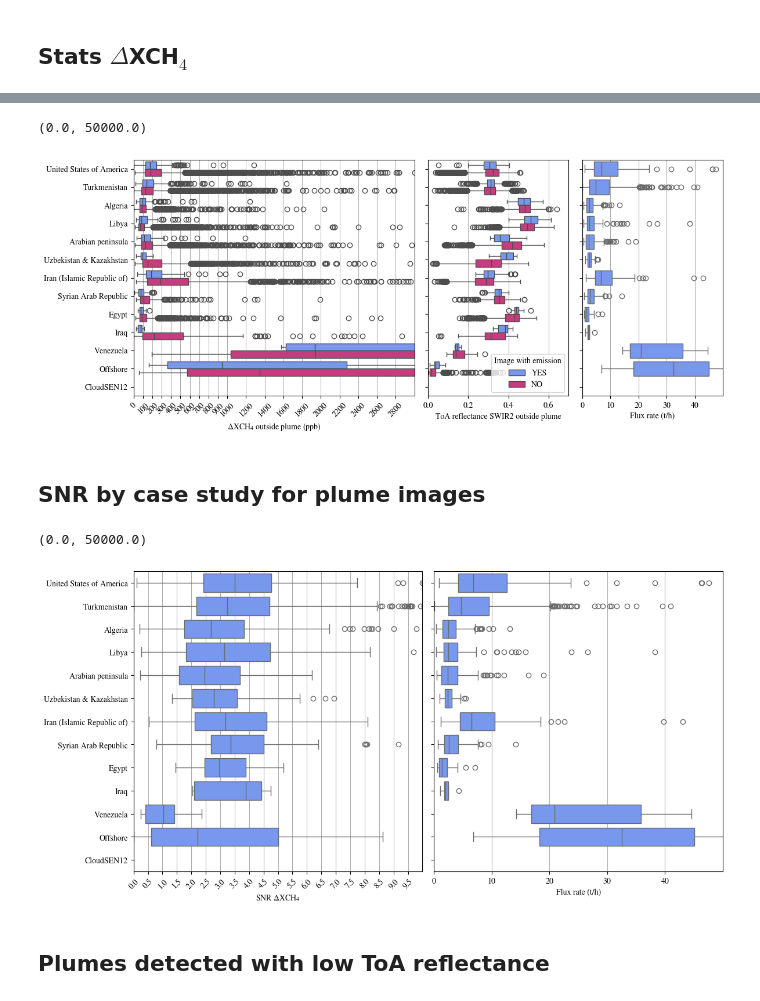
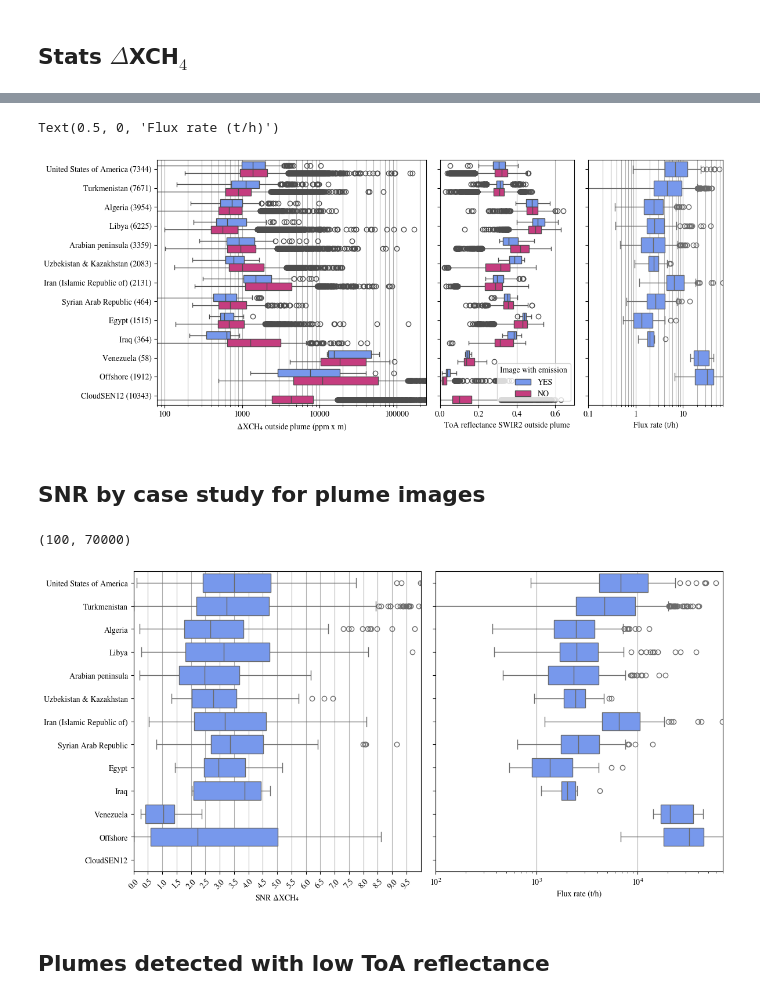
Before and after one commit to UNEP-IMEO-MARS/marss2l, a Jupyter notebook: notebooks/figures/stats_dataset_toareflectances.ipynb, the cells around one changed output, grey strips where cells are left out. Cells and saved outputs as stored; diff of their text form; code cells hidden in the pictures.

Commit message:
fix: fix bug in stats cloudSEN12 and added map of noise per region. Use logscale for flux rates and concentrations

```diff
--- a/notebooks/figures/stats_dataset_toareflectances.ipynb
+++ b/notebooks/figures/stats_dataset_toareflectances.ipynb
@@ -84,6 +86,7 @@ for cnoplume in tqdm(dataframe_stats_original.columns):
 dataframe_stats = pd.merge(dataframe_stats_original,
                            dataframe_data_traintest[["id_loc_image","offshore",'interval_ch4_fluxrate',"ch4_fluxrate", "ch4_fluxrate_std",
                                                      'interval_ch4_fluxrate_str','year', 'year_month',"split_name", "country", "case_study",
+                                                     "lat","lon","observability",
                                                     'satellite_constellation']],
                           on="id_loc_image")
 dataframe_stats["offshorestr"] = dataframe_stats["offshore"].apply(lambda x: "YES" if x else "NO")
@@ -114,7 +117,7 @@ with fs.open(csv_path_cloudsen12, "r") as fh:
     cloudsen12 = pd.read_csv(fh)
 
 stats_path_cloudsen12 = f"datasets/{REPO_ID}/cloudsen12_data/cloudsen12_stats_dataset.csv"
-with fs.open(stats_path) as fh:
+with fs.open(stats_path_cloudsen12, "r") as fh:
     cloudsen12_stats = pd.read_csv(fh)
 
 # cloudsen12["id_loc_image"] = cloudsen12["id_loc_image"].apply(uuid.UUID)
@@ -142,5 +158,5 @@ print(list(cloudsen12_stats.columns))
 # %%
-dataframe_stats_test_withcloudsen12 = pd.concat([dataframe_stats_test, cloudsen12_stats], axis=0,
+dataframe_stats_test_withcloudsen12 = pd.concat([dataframe_stats_test, cloudsen12_stats_merged], axis=0,
                                       ignore_index=True)
 dataframe_stats_test_withcloudsen12.shape
 # %% [output]
@@ -286,48 +355,64 @@ ax[1].set_xlim(0,50_000)
 # %%
+from matplotlib.ticker import ScalarFormatter, FuncFormatter
+from marshsi.quantification import convert_units
+
+units_out = "ppm x m"  # units for the DeltaXCH4 axis; if != "ppb" convert from ppb
+
 # fig, ax = plt.subplots(1,3, figsize=(12,6),
 #                        sharey=True,tight_layout=True)
 
 fig, ax = plt.subplots(1, 3, figsize=(12, 5), sharey=True, tight_layout=True,
                        gridspec_kw={'width_ratios': [2, 1, 1]})
 
 case_studies_plot = [c for c in loaders.ORDER_CASE_STUDIES if c != "Rest"] + ["CloudSEN12"]
 
-sns.boxplot(data=dataframe_stats_test_withcloudsen12,
+# DeltaXCH4 is stored in ppb; convert to units_out if needed (leave the shared df untouched)
+plot_df_dxch4 = dataframe_stats_test_withcloudsen12_obsclear.copy()
+xlim_dxch4 = (10, 30_000)
+if units_out != "ppb":
+    plot_df_dxch4["ch4_mean_noplume"] = convert_units(plot_df_dxch4["ch4_mean_noplume"].to_numpy(), "ppb", units_out)
+    xlim_dxch4 = tuple(convert_units(np.array(xlim_dxch4, dtype=float), "ppb", units_out))
+
+sns.boxplot(data=plot_df_dxch4,
             x="ch4_mean_noplume", hue="isplumestr", y="case_study", ax=ax[0],legend=False,
             palette=[C0, C2], hue_order= ["YES", "NO"],
             order=case_studies_plot)
-# ax[0].set_xlim(0,0.027)
-ax[0].set_xlim(0,3000)
-ticks = np.arange(0,1000,100).tolist() + np.arange(1000,3000,200).tolist()
-ax[0].set_xticks(ticks)
-ax[0].set_xticklabels(ticks, rotation=45)
+ax[0].set_xscale("log")
+ax[0].set_xlim(*xlim_dxch4)
+ax[0].xaxis.set_major_formatter(ScalarFormatter())
 
-ax[0].set_xlabel(r"$\Delta$XCH$_4$ outside plume (ppb)")
+ax[0].set_xlabel(rf"$\Delta$XCH$_4$ outside plume ({units_out})")
 ax[0].set_ylabel("")
+
+# add the number of images per case study to the y-axis labels
+counts_obsclear = dataframe_stats_test_withcloudsen12_obsclear["case_study"].value_counts()
+ax[0].set_yticks(range(len(case_studies_plot)))
+ax[0].set_yticklabels([f"{c} ({counts_obsclear.get(c, 0)})" for c in case_studies_plot])
 
 
 sns.boxplot(data=dataframe_stats_test_withcloudsen12,
             x="B12_mean_noplume", hue="isplumestr", y="case_study", ax=ax[1],
             palette=[C0, C2], hue_order= ["YES", "NO"],
             order=case_studies_plot)
 sns.move_legend(ax[1], "lower right" ,title="Image with emission")
 ax[1].set_xlabel(r"ToA reflectance SWIR2 outside plume")
 ax[1].set_xlim(0,0.7)
 
 sns.boxplot(data=dataframe_stats_test_withcloudsen12,
             x="Q",y="case_study", ax=ax[2],
             color=C0,
             order=case_studies_plot)
 
 for axs in ax:
-    axs.xaxis.grid(True)
+    axs.xaxis.grid(True, which="both")
 
-ax[2].set_xticks(range(0, 50_000, 10_000), [f"{d/1000:.0f}" for d in range(0, 50_000, 10_000)])
+ax[2].set_xscale("log")
+ax[2].set_xlim(100, 70_000)
+ax[2].xaxis.set_major_formatter(FuncFormatter(lambda d, _: f"{d/1000:g}"))
 ax[2].set_xlabel("Flux rate (t/h)")
-ax[2].set_xlim(0,50_000)
 # %% [output]
-(0.0, 50000.0)
+Text(0.5, 0, 'Flux rate (t/h)')
-[figure, old version]
+[figure, new version]
 # %% [markdown]
 ## SNR by case study for plume images
 # %%
@@ -361,10 +446,11 @@ for axs in ax:
 
 ax[1].set_xticks(range(0, 50_000, 10_000), [f"{d/1000:.0f}" for d in range(0, 50_000, 10_000)])
 ax[1].set_xlabel("Flux rate (t/h)")
-ax[1].set_xlim(0,50_000)
+ax[1].set_xscale("log")
+ax[1].set_xlim(100, 70_000)
 # %% [output]
-(0.0, 50000.0)
+(100, 70000)
-[figure, old version]
+[figure, new version]
 # %% [markdown]
 ## Plumes detected with low ToA reflectance
 # %%
```
Also changed, not shown: parts of 23 cells of this notebook, 2 other files.
